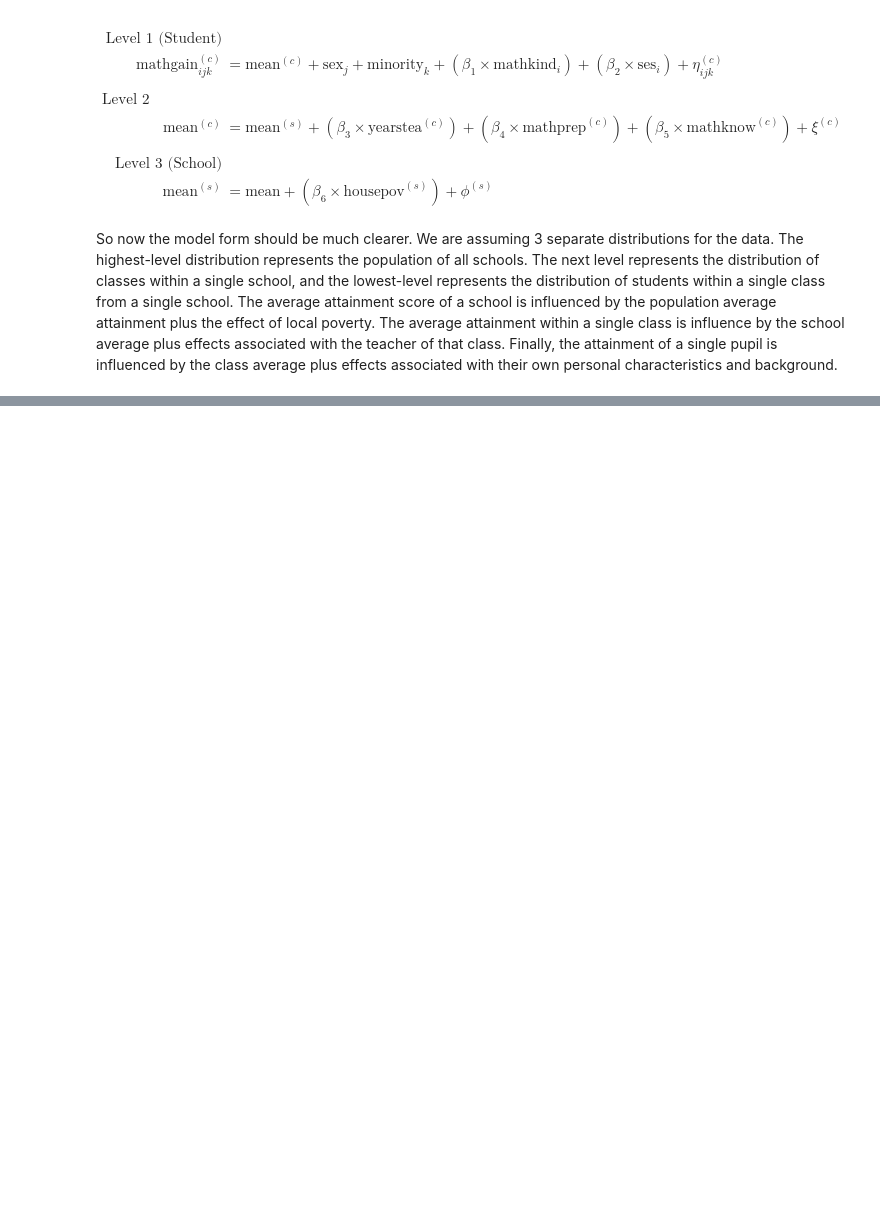
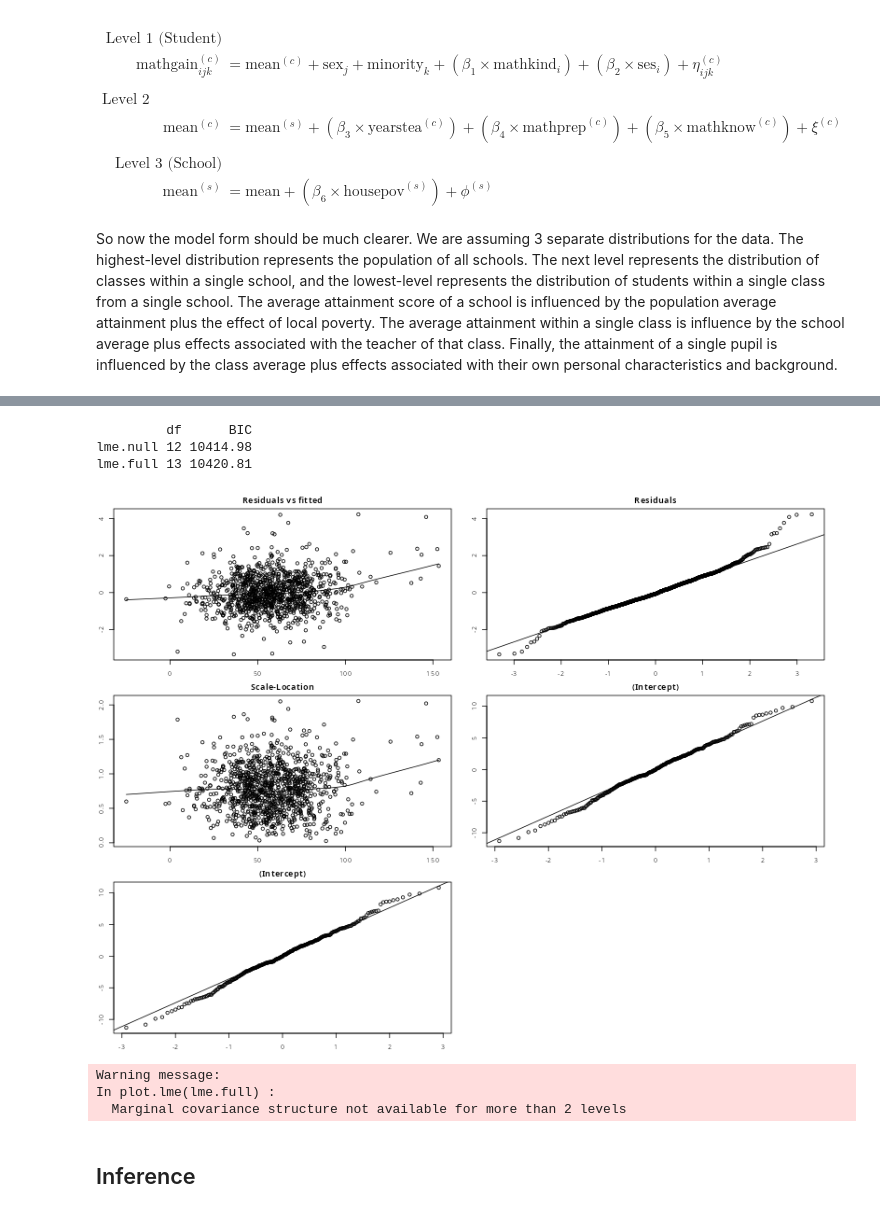
Before and after one commit to PCHN63112-Mixed-Models/mixed-effects-advanced, a Jupyter notebook: _build/jupyter_execute/workshops/school-workshop.ipynb, the cells around one changed output, grey strips where cells are left out. Cells and saved outputs as stored; diff of their text form; code cells hidden in the pictures; blank space fills up the shorter version.

```diff
--- a/_build/jupyter_execute/workshops/school-workshop.ipynb
+++ b/_build/jupyter_execute/workshops/school-workshop.ipynb
@@ -438,0 +469,15 @@ Number of Groups:
+# %%
+lme.null <- lme(fixed     = mathgain ~ 1 + sex + minority + mathkind + ses + yearstea + mathprep + mathknow + housepov,
+                random    = list(classid  = ~ 1,
+                                 schoolid = ~ 1),     # random intercept only
+                data      = classroom,
+                control   = lmeControl(opt='optim'),
+                na.action = na.omit,
+                method    = 'ML'
+)
+
+lme.full <- update(lme.null, random=list(classid= ~ 1, schoolid= ~ 1 + sex))
+
+mod.comp <- BIC(lme.null,lme.full)
+print(mod.comp)
+abs(mod.comp$BIC[1] - mod.comp$BIC[2])
@@ -438,0 +513,18 @@ Number of Groups:
+# %%
+lme.full <- update(lme.null, weights=varIdent(form= ~ 1|minority))
+
+mod.comp <- BIC(lme.null,lme.full)
+print(mod.comp)
+abs(mod.comp$BIC[1] - mod.comp$BIC[2])
+
+plot.lme(lme.full)
+# %% [output]
+         df      BIC
+lme.null 12 10414.98
+lme.full 13 10420.81
+[figure, added]
+Warning message:
+In plot.lme(lme.full) :
+  Marginal covariance structure not available for more than 2 levels
+# %% [markdown]
+## Inference
```
Also changed, not shown: parts of 22 cells of this notebook, 18 other files.
